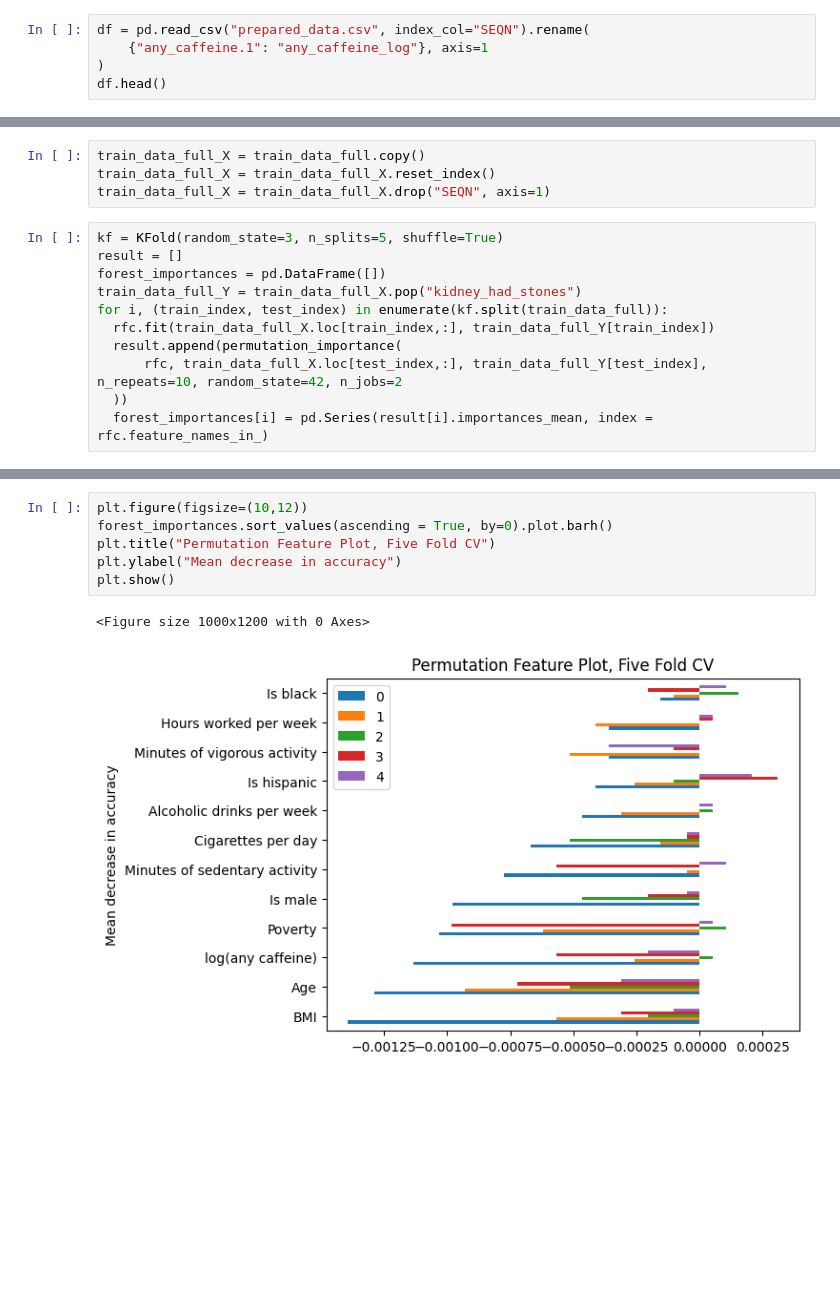
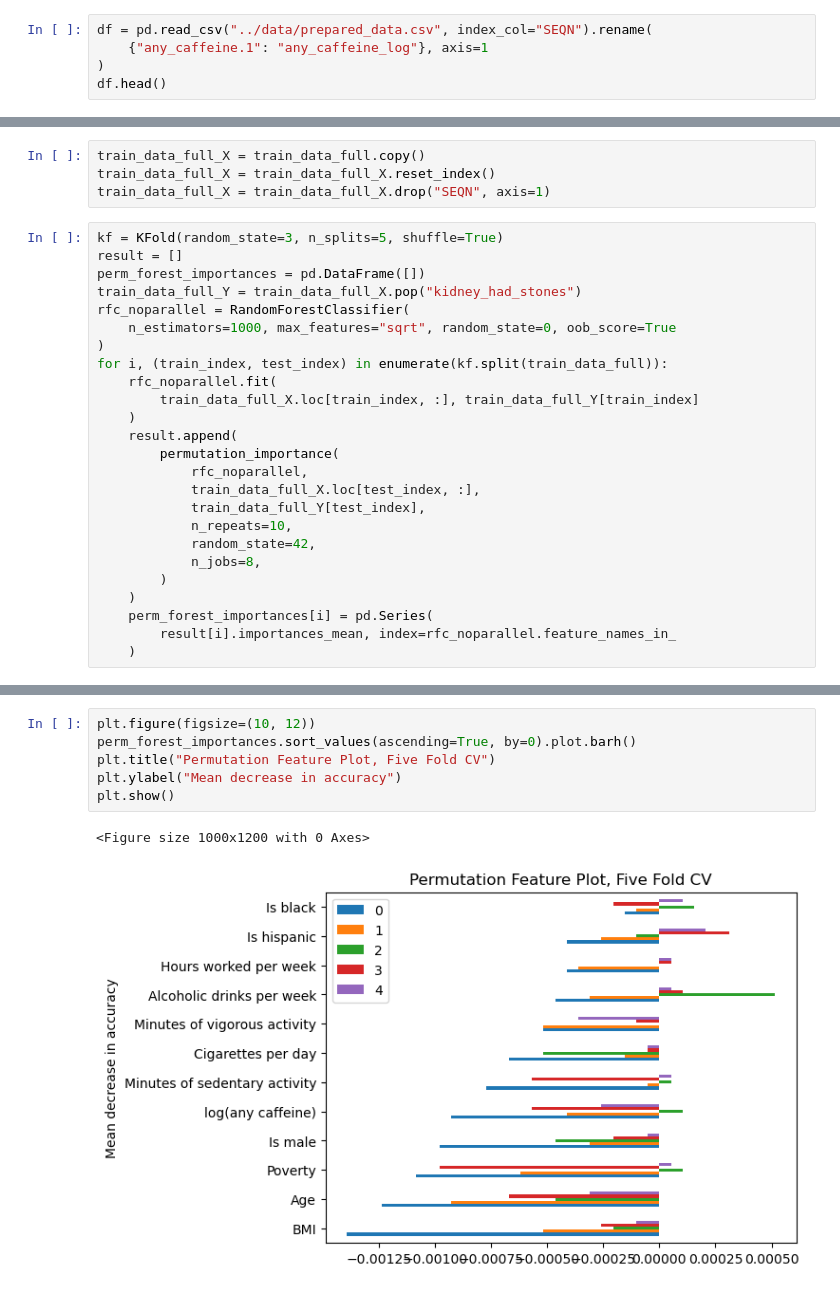
Before and after one commit to mcanearm/YGTBKM, a Jupyter notebook: paper/models/RF.ipynb, the cells around one changed output, grey strips where cells are left out. Saved outputs shown, nothing was run; the diff lists cells and outputs as text; blank space fills up the shorter version.

```diff
--- a/paper/models/RF.ipynb
+++ b/paper/models/RF.ipynb
@@ -11,5 +22,5 @@ from sklearn.preprocessing import StandardScaler
 # %%
-df = pd.read_csv("prepared_data.csv", index_col="SEQN").rename(
+df = pd.read_csv("../data/prepared_data.csv", index_col="SEQN").rename(
     {"any_caffeine.1": "any_caffeine_log"}, axis=1
 )
 df.head()
@@ -118,12 +157,26 @@ train_data_full_X = train_data_full_X.drop("SEQN", axis=1)
 # %%
 kf = KFold(random_state=3, n_splits=5, shuffle=True)
 result = []
-forest_importances = pd.DataFrame([])
+perm_forest_importances = pd.DataFrame([])
 train_data_full_Y = train_data_full_X.pop("kidney_had_stones")
+rfc_noparallel = RandomForestClassifier(
+    n_estimators=1000, max_features="sqrt", random_state=0, oob_score=True
+)
 for i, (train_index, test_index) in enumerate(kf.split(train_data_full)):
-  rfc.fit(train_data_full_X.loc[train_index,:], train_data_full_Y[train_index])
-  result.append(permutation_importance(
-      rfc, train_data_full_X.loc[test_index,:], train_data_full_Y[test_index], n_repeats=10, random_state=42, n_jobs=2
-  ))
-  forest_importances[i] = pd.Series(result[i].importances_mean, index = rfc.feature_names_in_)
+    rfc_noparallel.fit(
+        train_data_full_X.loc[train_index, :], train_data_full_Y[train_index]
+    )
+    result.append(
+        permutation_importance(
+            rfc_noparallel,
+            train_data_full_X.loc[test_index, :],
+            train_data_full_Y[test_index],
+            n_repeats=10,
+            random_state=42,
+            n_jobs=8,
+        )
+    )
+    perm_forest_importances[i] = pd.Series(
+        result[i].importances_mean, index=rfc_noparallel.feature_names_in_
+    )
 # %%
@@ -143,11 +196,11 @@ train_data_full_Y[train_index]
 9689     True
 Name: kidney_had_stones, Length: 7755, dtype: bool
 # %%
-plt.figure(figsize=(10,12))
-forest_importances.sort_values(ascending = True, by=0).plot.barh()
+plt.figure(figsize=(10, 12))
+perm_forest_importances.sort_values(ascending=True, by=0).plot.barh()
 plt.title("Permutation Feature Plot, Five Fold CV")
 plt.ylabel("Mean decrease in accuracy")
 plt.show()
 # %% [output]
 <Figure size 1000x1200 with 0 Axes>
-[figure, old version]
+[figure, new version]
```
Also changed, not shown: parts of 7 cells of this notebook, 1 other file.
